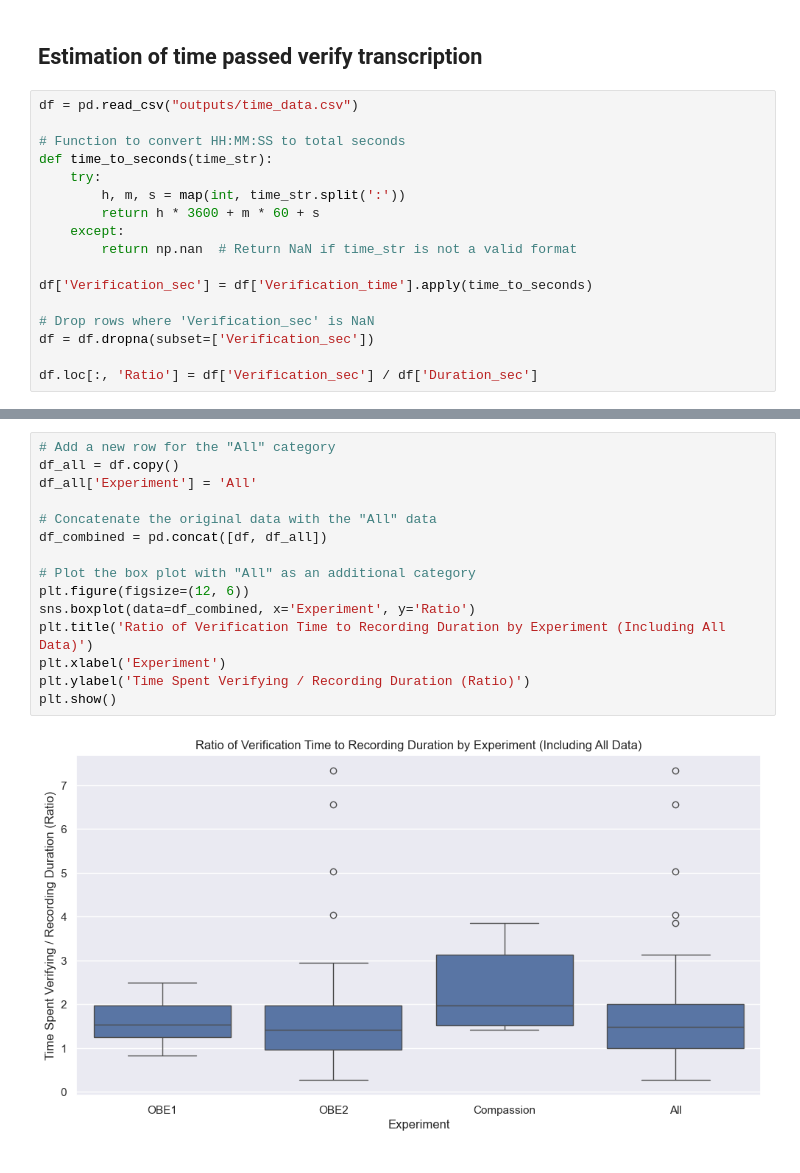
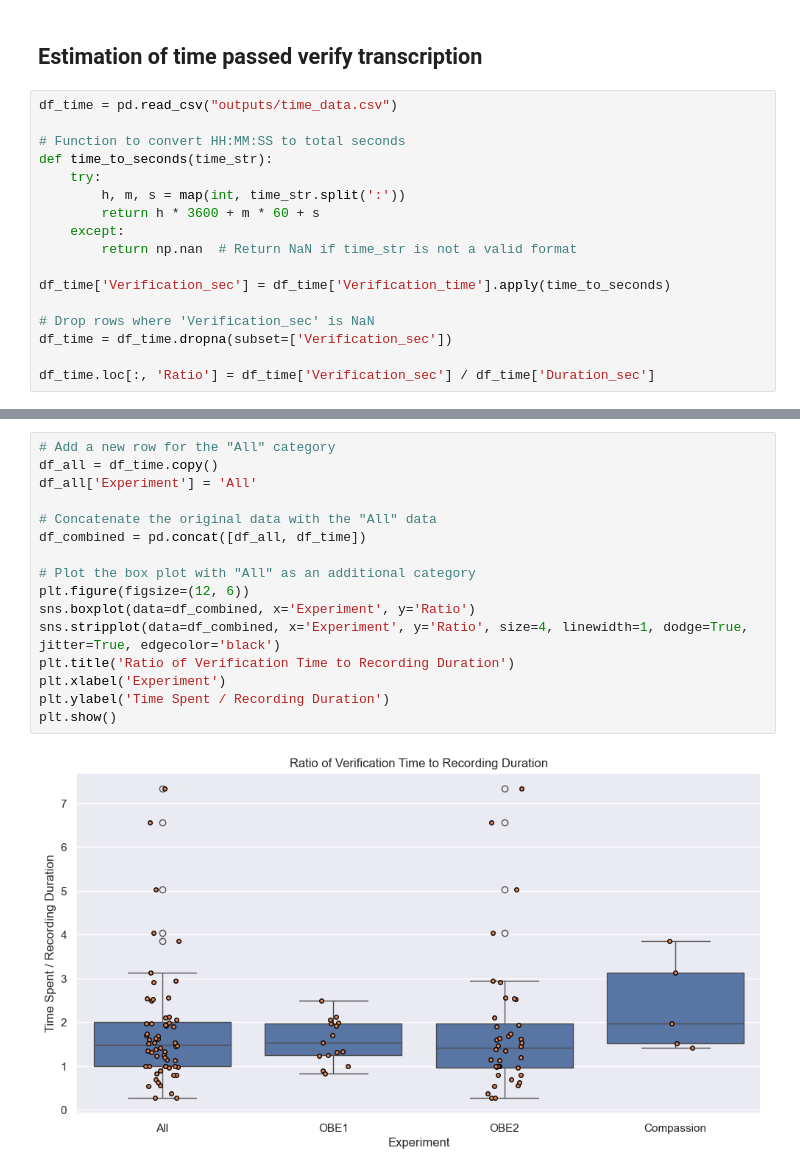
Before and after one commit to AfroDeivid/automatic-interviews-processing, a Jupyter notebook: src/evaluation.ipynb, the cells around one changed output, grey strips where cells are left out. Saved outputs shown, nothing was run; the diff lists cells and outputs as text.

```diff
--- a/src/evaluation.ipynb
+++ b/src/evaluation.ipynb
@@ -217,7 +276,7 @@ plot_wer_vs_der_scatter(df)
 # %% [markdown]
 ## Estimation of time passed verify transcription
 # %%
-df = pd.read_csv("outputs/time_data.csv")
+df_time = pd.read_csv("outputs/time_data.csv")
 
 # Function to convert HH:MM:SS to total seconds
 def time_to_seconds(time_str):
@@ -227,11 +286,11 @@ def time_to_seconds(time_str):
     except:
         return np.nan  # Return NaN if time_str is not a valid format
 
-df['Verification_sec'] = df['Verification_time'].apply(time_to_seconds)
+df_time['Verification_sec'] = df_time['Verification_time'].apply(time_to_seconds)
 
 # Drop rows where 'Verification_sec' is NaN
-df = df.dropna(subset=['Verification_sec'])
+df_time = df_time.dropna(subset=['Verification_sec'])
 
-df.loc[:, 'Ratio'] = df['Verification_sec'] / df['Duration_sec']
+df_time.loc[:, 'Ratio'] = df_time['Verification_sec'] / df_time['Duration_sec']
 # %%
 plt.figure(figsize=(10, 6))
@@ -244,18 +303,19 @@ plt.show()
 [figure]
 # %%
 # Add a new row for the "All" category
-df_all = df.copy()
+df_all = df_time.copy()
 df_all['Experiment'] = 'All'
 
 # Concatenate the original data with the "All" data
-df_combined = pd.concat([df, df_all])
+df_combined = pd.concat([df_all, df_time])
 
 # Plot the box plot with "All" as an additional category
 plt.figure(figsize=(12, 6))
 sns.boxplot(data=df_combined, x='Experiment', y='Ratio')
-plt.title('Ratio of Verification Time to Recording Duration by Experiment (Including All Data)')
+sns.stripplot(data=df_combined, x='Experiment', y='Ratio', size=4, linewidth=1, dodge=True, jitter=True, edgecolor='black')
+plt.title('Ratio of Verification Time to Recording Duration')
 plt.xlabel('Experiment')
-plt.ylabel('Time Spent Verifying / Recording Duration (Ratio)')
+plt.ylabel('Time Spent / Recording Duration')
 plt.show()
 # %% [output]
-[figure, old version]
+[figure, new version]
```
Also changed, not shown: parts of 11 cells of this notebook, 11 other files.
